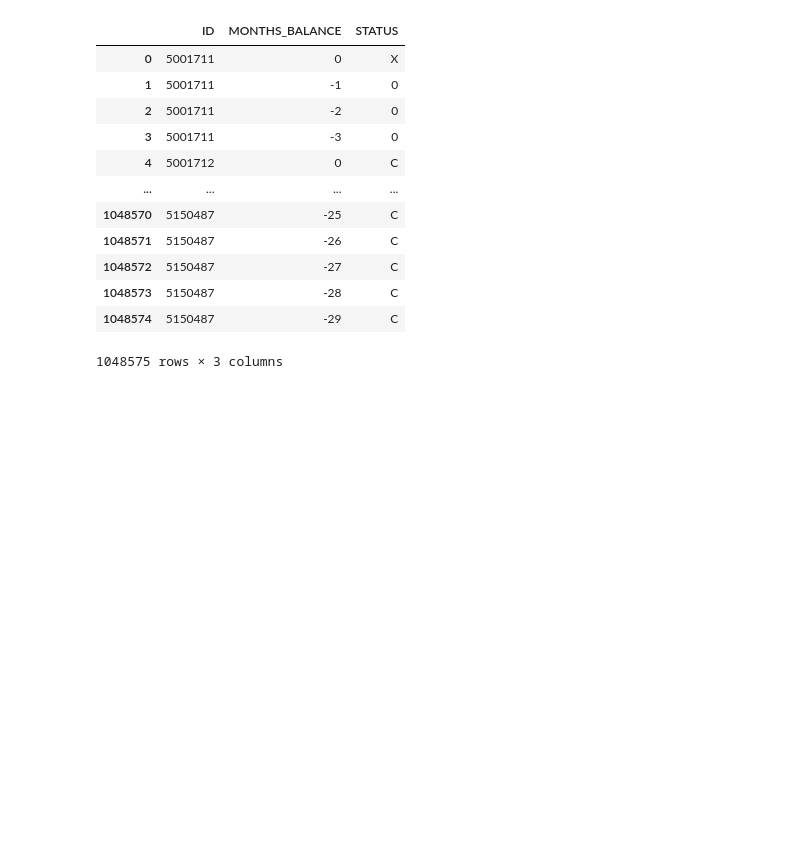
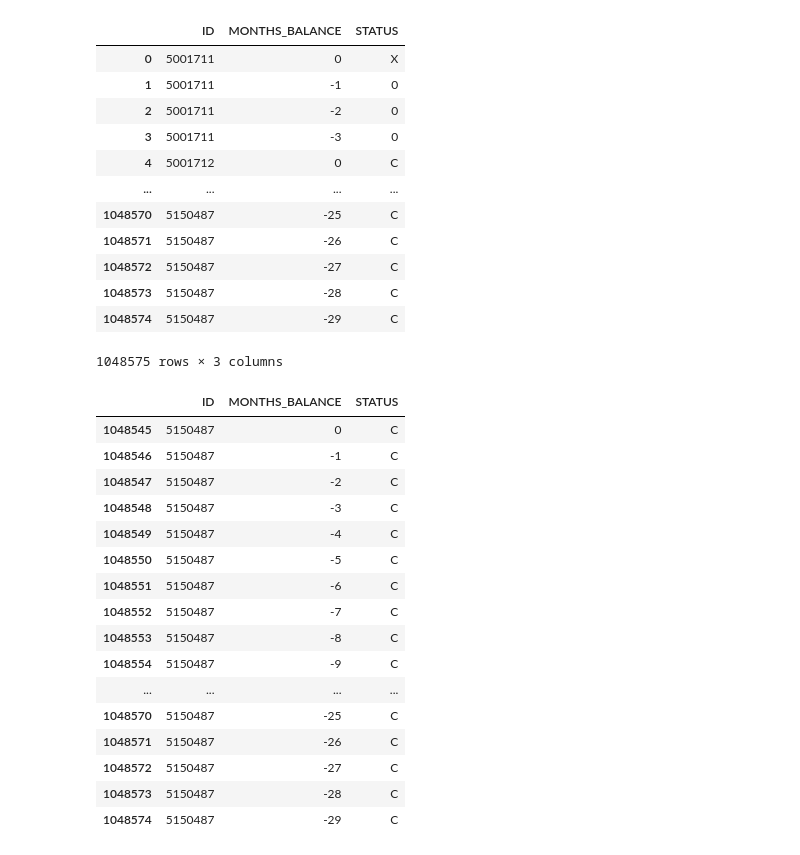
Before and after one commit to princeKike27/Credit-Card-Approval-Prediction, a Jupyter notebook: Credit_Car_Approval_Prediction.ipynb, the cells around one changed output. Saved outputs shown, nothing was run; the diff lists cells and outputs as text; code cells hidden in the pictures; blank space fills up the shorter version.

```diff
--- a/Credit_Car_Approval_Prediction.ipynb
+++ b/Credit_Car_Approval_Prediction.ipynb
@@ -1573,3 +1582,24 @@ df_credit_record
 | 1048573 | 5150487 | -28 | C |
 | 1048574 | 5150487 | -29 | C |
 1048575 rows × 3 columns
+# %%
+# check record of client 5150487
+df_credit_record[df_credit_record.ID == 5150487]
+# %% [output]
+|  | ID | MONTHS_BALANCE | STATUS |
+| 1048545 | 5150487 | 0 | C |
+| 1048546 | 5150487 | -1 | C |
+| 1048547 | 5150487 | -2 | C |
+| 1048548 | 5150487 | -3 | C |
+| 1048549 | 5150487 | -4 | C |
+| 1048550 | 5150487 | -5 | C |
+| 1048551 | 5150487 | -6 | C |
+| 1048552 | 5150487 | -7 | C |
+| 1048553 | 5150487 | -8 | C |
+| 1048554 | 5150487 | -9 | C |
+| ... | ... | ... | ... |
+| 1048570 | 5150487 | -25 | C |
+| 1048571 | 5150487 | -26 | C |
+| 1048572 | 5150487 | -27 | C |
+| 1048573 | 5150487 | -28 | C |
+| 1048574 | 5150487 | -29 | C |
```
Also changed, not shown: parts of 16 cells of this notebook.
